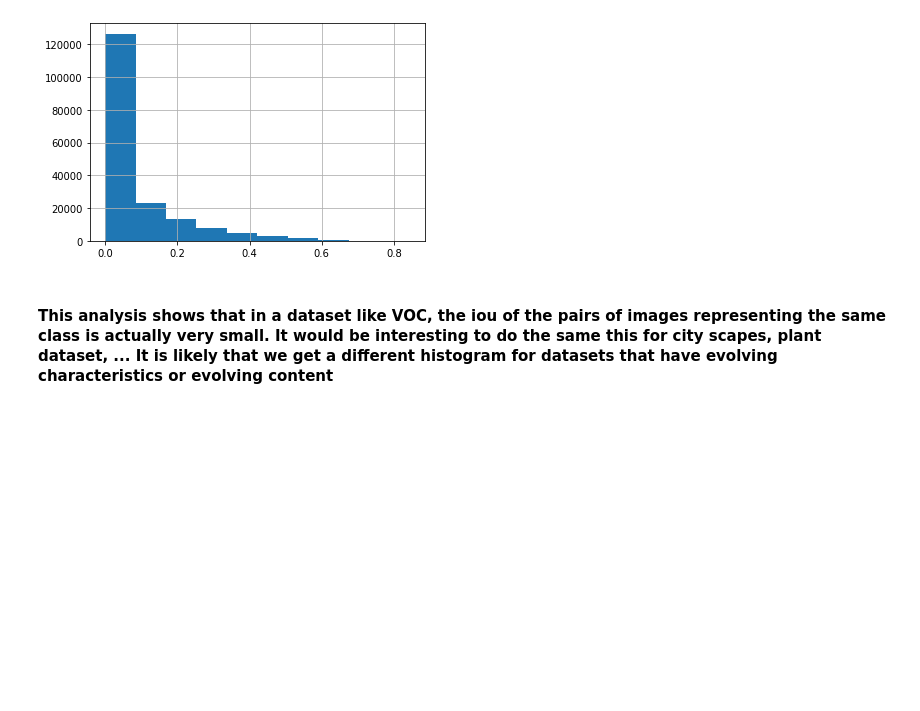
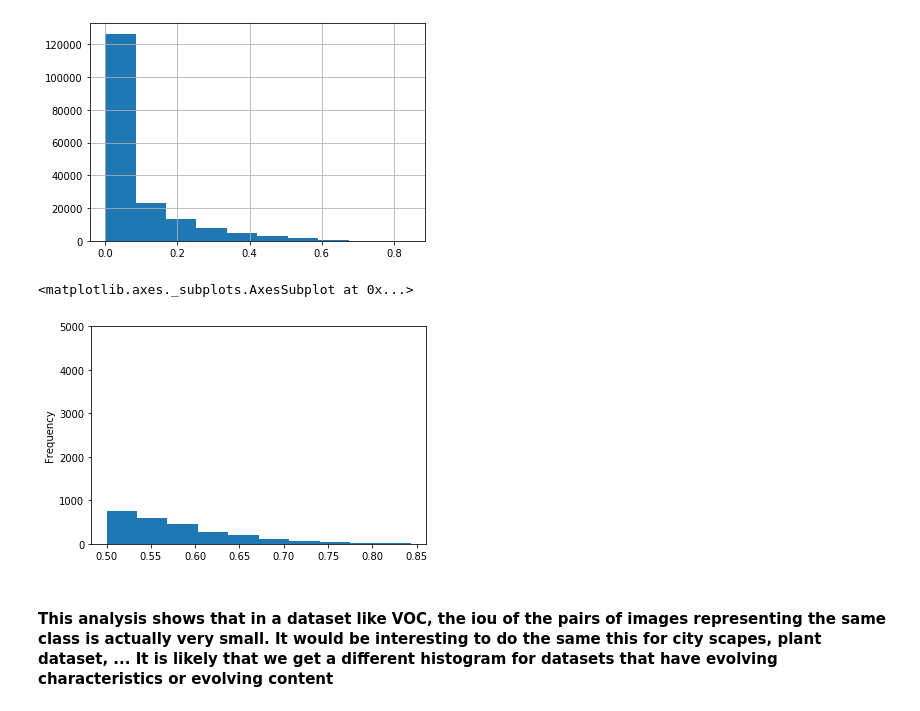
Before and after one commit to saramsv/DecompositionFeatureSegmentation, a Jupyter notebook: notebooks/VOCdata_prep_for_siamese.ipynb, the cells around one changed output. Saved outputs shown, nothing was run; the diff lists cells and outputs as text; code cells hidden in the pictures; blank space fills up the shorter version.

```diff
--- a/notebooks/VOCdata_prep_for_siamese.ipynb
+++ b/notebooks/VOCdata_prep_for_siamese.ipynb
@@ -194,12 +194,17 @@ for i, c in enumerate(VOC_CLASSES):
 with open('../data/VOC_pairs_iou.odgt', 'w') as fp:
     fp.write(output)
 # %%
-df_pairs = pd.read_json('../data/VOC_pairs_iou.odgt', lines=True)
+df_pairs = pd.read_json('../data/VOC/VOC_pairs_iou.odgt', lines=True)
 # %%
 df_pairs['iou'].hist()
 # %% [output]
 <matplotlib.axes._subplots.AxesSubplot at 0x...>
 [figure]
+# %%
+df_pairs[df_pairs['iou'] > 0.5]['iou'].plot.hist(ylim=(0,5000))
+# %% [output]
+<matplotlib.axes._subplots.AxesSubplot at 0x...>
+[figure, added]
 # %% [markdown]
 #### This analysis shows that in a dataset like VOC, the iou of the pairs of images representing the same class is actually very small. It would be interesting to do the same this for city scapes, plant dataset, ... It is likely that we get a different histogram for datasets that have evolving characteristics or evolving content
 # %%
```
Also changed, not shown: parts of 2 cells of this notebook, 5 other files.
